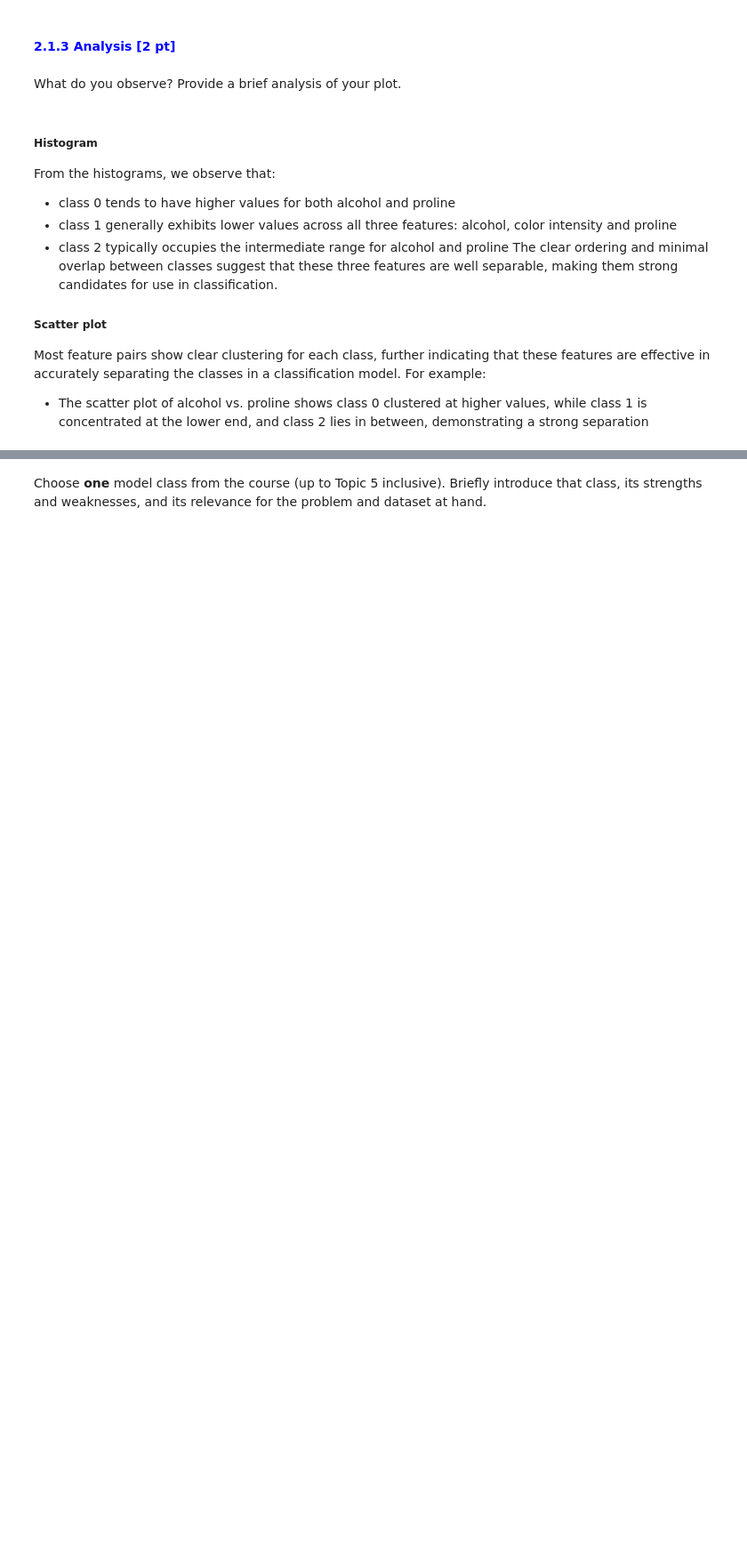
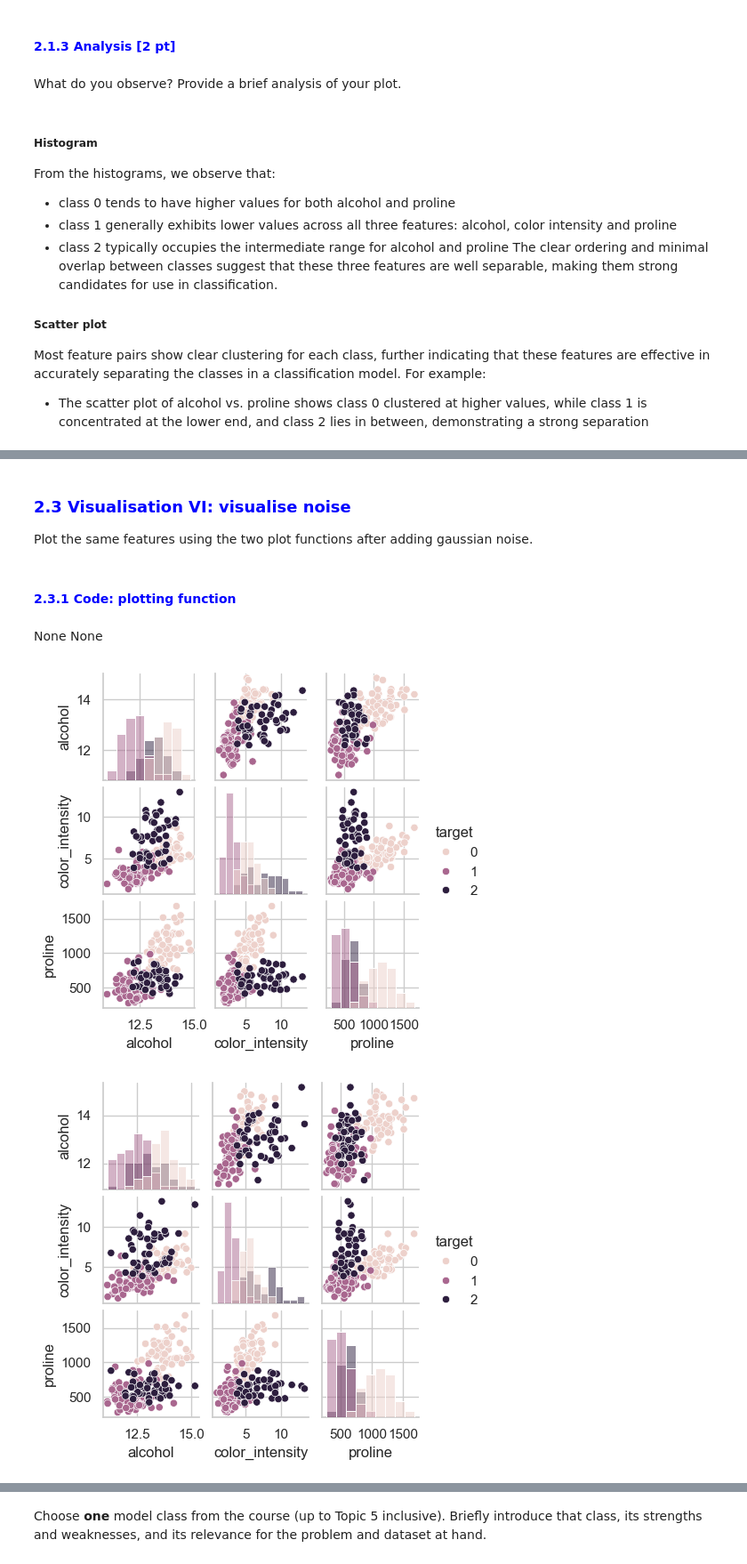
Before and after one commit to TheKusz/ML_DSM040-2025-APR, a Jupyter notebook: CW 1/DSM040-CW1.ipynb, the cells around one changed output, grey strips where cells are left out. Shown at 89% size. Cells and saved outputs as stored; diff of their text form; code cells hidden in the pictures; blank space fills up the shorter version.

```diff
--- a/CW 1/DSM040-CW1.ipynb
+++ b/CW 1/DSM040-CW1.ipynb
@@ -279,0 +380,23 @@ For example:
+# %% [markdown]
+### <font color='blue'> 2.3 Visualisation VI: visualise noise</font>
+Plot the same features using the two plot functions after adding gaussian noise.
+# %% [markdown]
+#### <font color='blue'>2.3.1 Code: plotting function</font>
+# %%
+from IPython.display import HTML, display
+
+X_alc_colour_proline_noisy, y_alc_colour_proline_noisy = dataset_perturbation(X_alc_colour_proline_df, y_alc_colour_proline_df)
+clean_plot = my_plot_grid(X_alc_colour_proline_df, y_alc_colour_proline_df, height=1.5)
+noisy_plot = my_plot_grid(X_alc_colour_proline_noisy, y_alc_colour_proline_noisy, height=1.5)
+
+html = f"""
+<div style="display:flex; gap:20px">
+    {clean_plot.fig._repr_html_()}
+    {noisy_plot.fig._repr_html_()}
+</div>
+"""
+display(HTML(html))
+# %% [output]
+None None
+[figure, added]
+[figure, added]
```
Also changed, not shown: parts of 41 cells of this notebook.
